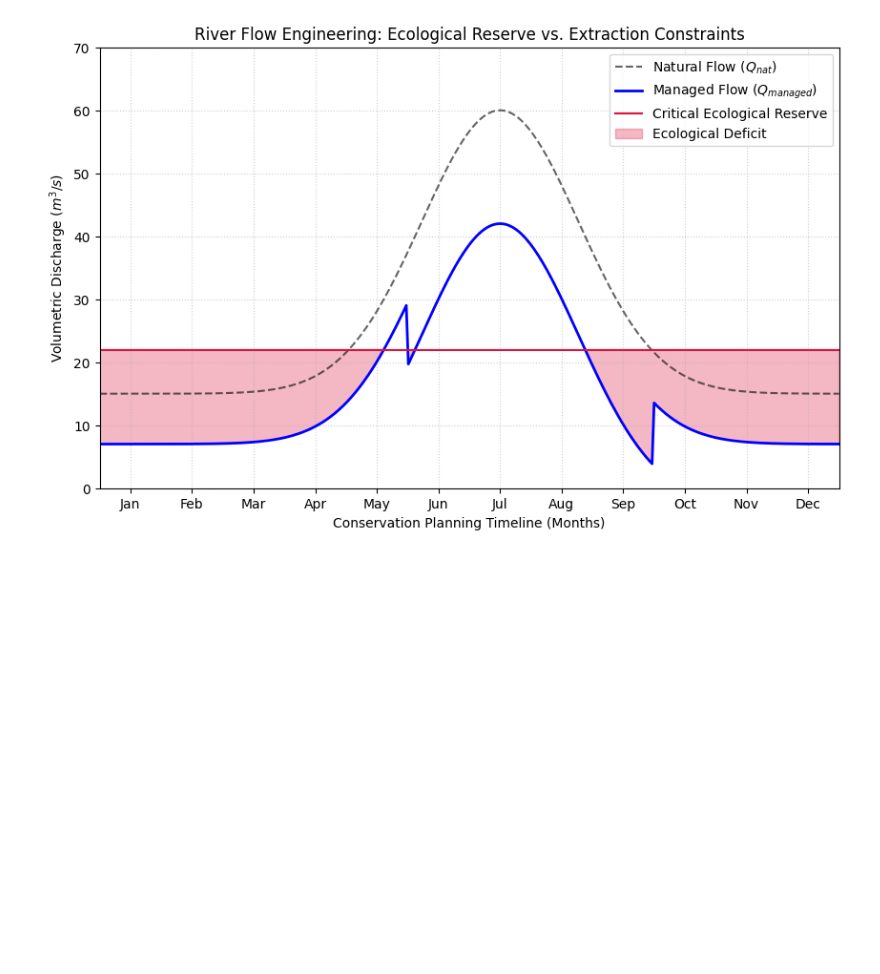
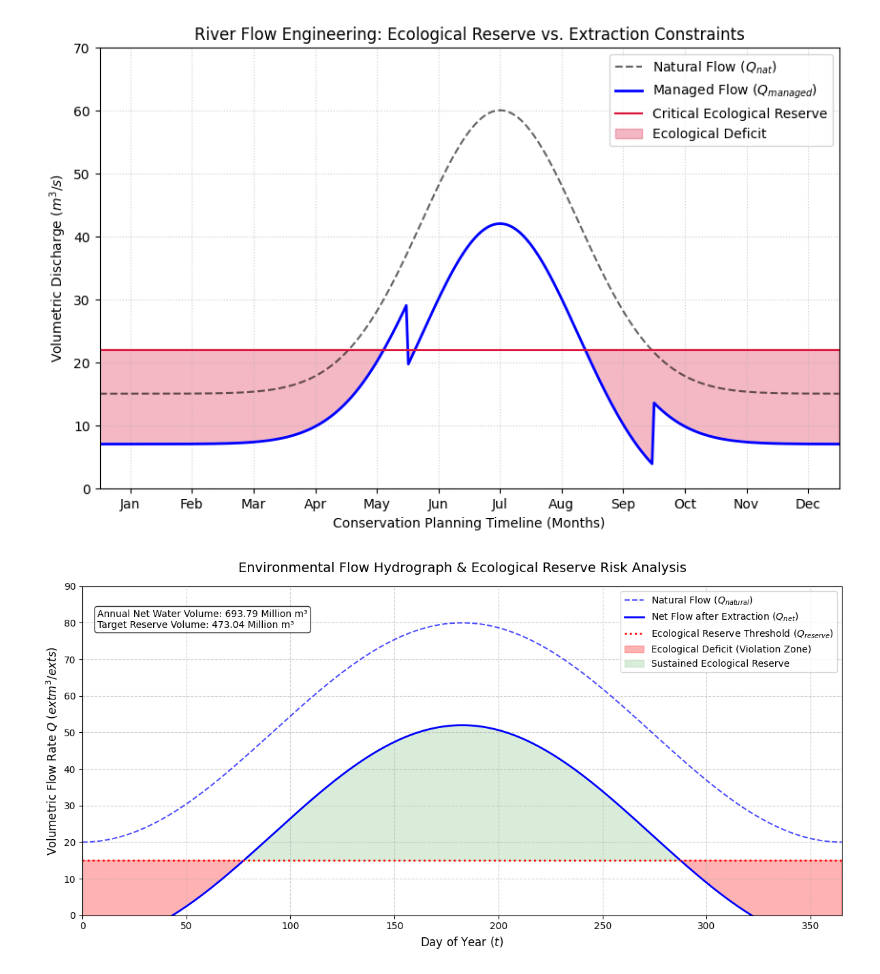
Before and after one commit to rmadatt/ADLAB, a Jupyter notebook: River_Flow_Engineering.ipynb, the cells around one changed output. Saved outputs shown, nothing was run; the diff lists cells and outputs as text; code cells hidden in the pictures; blank space fills up the shorter version.

```diff
--- a/River_Flow_Engineering.ipynb
+++ b/River_Flow_Engineering.ipynb
@@ -47,3 +47,66 @@ plt.legend(loc='upper right')
 plt.show()
 # %% [output]
 [figure]
+# %%
+import numpy as np
+import matplotlib.pyplot as plt
+from scipy.integrate import simpson
+
+# 1. Time Domain (1 year = 365 days, sampled daily)
+days = np.linspace(0, 365, 365)
+dt_seconds = 86400  # Seconds in a day for integration
+
+# 2. Environmental Flow Parameters
+Q_mean = 50.0          # Mean flow (m³/s)
+amplitude = 30.0       # Seasonal variation amplitude (m³/s)
+phase_shift = -np.pi/2 # Peak during mid-year (summer/wet season)
+
+# Hydrograph Models (m³/s)
+Q_natural = Q_mean + amplitude * np.sin((2 * np.pi * days / 365) + phase_shift)
+Q_extraction = 28.0    # Constant municipal/agricultural extraction rate (m³/s)
+Q_net = Q_natural - Q_extraction
+
+# Mandatory Ecological Reserve threshold
+Q_reserve = 15.0       # Minimum baseline flow required for ecosystem safety
+
+# 3. Accumulated Volume Calculation using Calculus (Definite Integral)
+# Integrate m³/s over total time in seconds to get Total Volume (m³)
+total_volume_m3 = simpson(y=Q_net, x=days * dt_seconds)
+reserve_volume_m3 = simpson(y=np.full_like(days, Q_reserve), x=days * dt_seconds)
+
+# 4. Plotting the Hydrograph
+plt.figure(figsize=(12, 6), dpi=100)
+
+# Plot discharge curves
+plt.plot(days, Q_natural, 'b--', label='Natural Flow ($Q_{natural}$)', alpha=0.7)
+plt.plot(days, Q_net, 'b-', linewidth=2, label='Net Flow after Extraction ($Q_{net}$)')
+plt.axhline(y=Q_reserve, color='r', linestyle=':', linewidth=2, label='Ecological Reserve Threshold ($Q_{reserve}$)')
+
+# Highlight Ecological Reserve Deficit Areas
+deficit_mask = Q_net < Q_reserve
+plt.fill_between(days, Q_net, Q_reserve, where=deficit_mask,
+                 color='red', alpha=0.3, label='Ecological Deficit (Violation Zone)')
+
+# Highlight Safe Surplus Flow Areas
+plt.fill_between(days, Q_net, Q_reserve, where=~deficit_mask,
+                 color='green', alpha=0.15, label='Sustained Ecological Reserve')
+
+# Formatting and Labels
+plt.title('Environmental Flow Hydrograph & Ecological Reserve Risk Analysis', fontsize=14, pad=15)
+plt.xlabel('Day of Year ($t$)', fontsize=12)
+plt.ylabel('Volumetric Flow Rate $Q$ ($\text{m}^3/\text{s}$)', fontsize=12)
+plt.xlim(0, 365)
+plt.ylim(0, np.max(Q_natural) + 10)
+plt.grid(True, linestyle='--', alpha=0.6)
+plt.legend(loc='upper right', frameon=True)
+
+# Display Integrated Volume Text Box
+text_str = f"Annual Net Water Volume: {total_volume_m3/1e6:.2f} Million m³\n" \
+           f"Target Reserve Volume: {reserve_volume_m3/1e6:.2f} Million m³"
+plt.gca().text(0.02, 0.93, text_str, transform=plt.gca().transAxes, fontsize=10,
+               verticalalignment='top', bbox=dict(boxstyle='round', facecolor='white', alpha=0.8))
+
+plt.tight_layout()
+plt.show()
+# %% [output]
+[figure, added]
```
Also changed, not shown: parts of 1 cell of this notebook.
